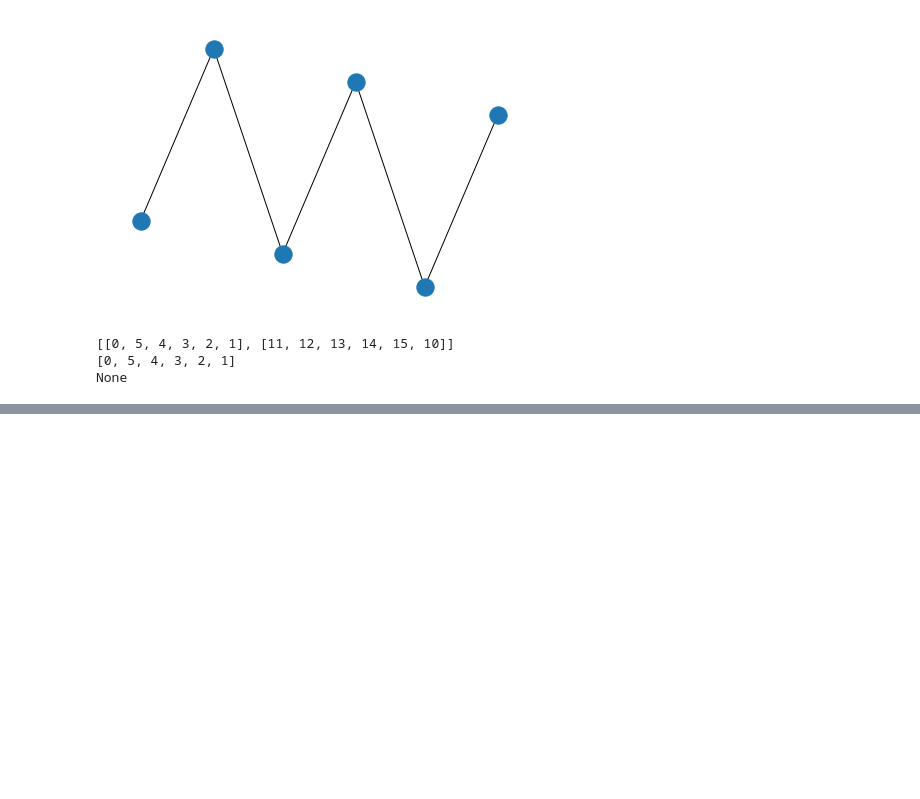
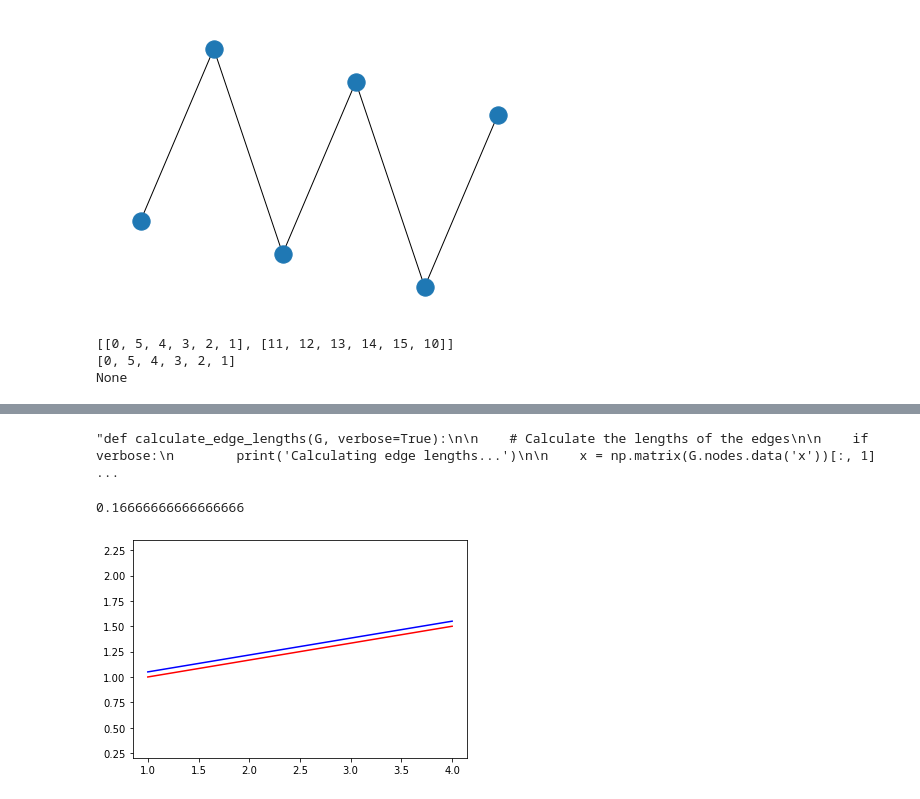
Before and after one commit to schulz-helena/soliton-implementation, a Jupyter notebook: framework-tests/frameworks.ipynb, the cells around one changed output, grey strips where cells are left out. Cells and saved outputs as stored; diff of their text form; code cells hidden in the pictures; blank space fills up the shorter version.

```diff
--- a/framework-tests/frameworks.ipynb
+++ b/framework-tests/frameworks.ipynb
@@ -255,0 +306,48 @@ None
+# %%
+import networkx as nx
+import numpy as np
+from scipy.spatial.distance import pdist, squareform
+import matplotlib.pyplot as plt
+
+'''def calculate_edge_lengths(G, verbose=True):
+
+    # Calculate the lengths of the edges
+
+    if verbose:
+        print('Calculating edge lengths...')
+
+    x = np.matrix(G.nodes.data('x'))[:, 1]
+    y = np.matrix(G.nodes.data('y'))[:, 1]
+
+    node_coordinates = np.concatenate([x, y], axis=1)
+    node_distances = squareform(pdist(node_coordinates, 'euclidean'))
+
+    adjacency_matrix = np.array(nx.adjacency_matrix(G).todense())
+    adjacency_matrix = adjacency_matrix.astype('float')
+    adjacency_matrix[adjacency_matrix == 0] = np.nan
+
+    edge_lengths = np.multiply(node_distances, adjacency_matrix)
+
+    edge_attr_dict = {index: v for index, v in np.ndenumerate(edge_lengths) if ~np.isnan(v)}
+    nx.set_edge_attributes(G, edge_attr_dict, 'length')
+
+    return G'''
+# %% [output]
+"def calculate_edge_lengths(G, verbose=True):\n\n    # Calculate the lengths of the edges\n\n    if verbose:\n        print('Calculating edge lengths...')\n\n    x = np.matrix(G.nodes.data('x'))[:, 1] ...
+# %%
+import matplotlib.pyplot as plt
+plt.axis('equal')
+x_values = [1,4]
+y_values = [1,1.5]
+plt.plot(x_values, y_values, color = 'red')
+x_values = [1,4]
+y_values = [1+0.05,1.5+0.05]
+dx = x_values[1]- x_values[0]
+dy = y_values[1]- y_values[0]
+slope = dy/dx
+print(slope)
+plt.plot(x_values, y_values, color = 'blue')
+plt.show()
+# %% [output]
+0.16666666666666666
+[figure, added]
```
Also changed, not shown: parts of 1 cell of this notebook.
